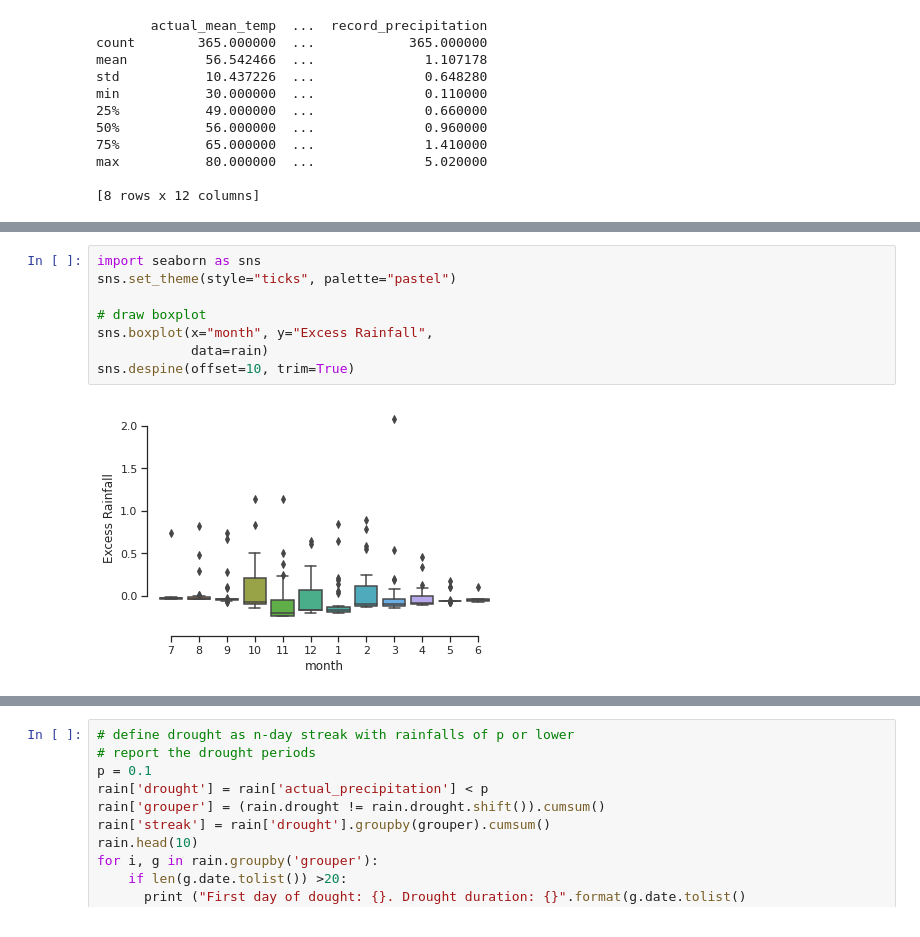
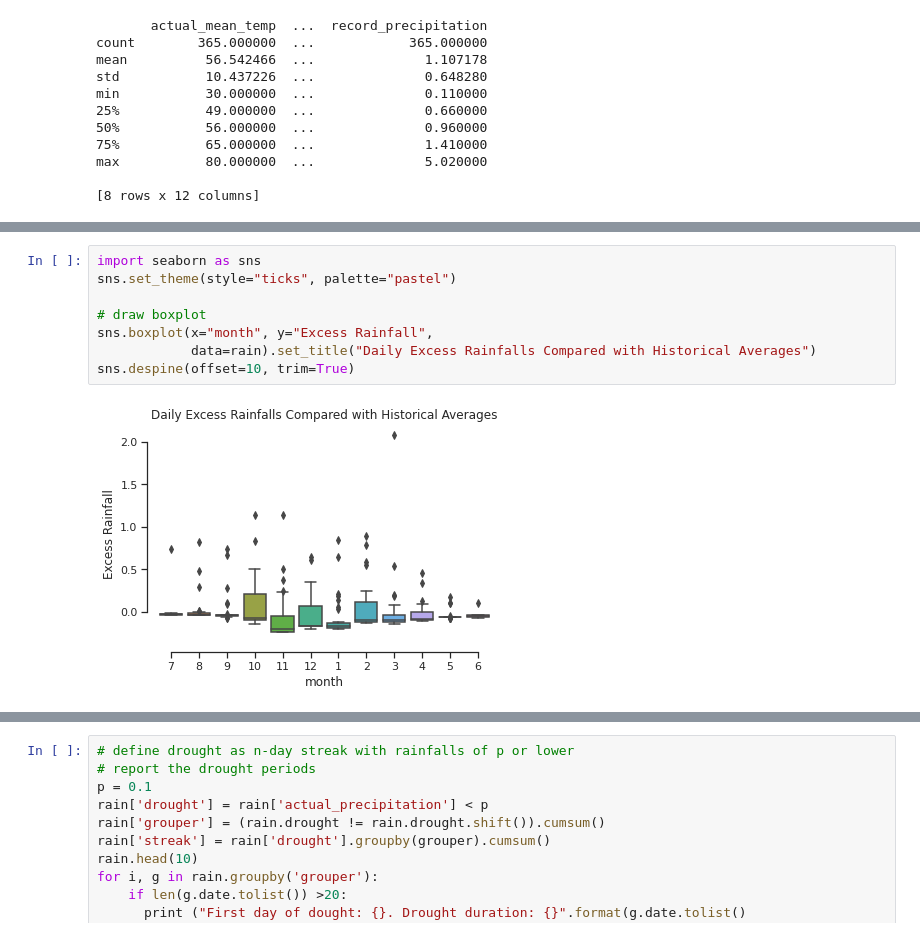
Before and after one commit to nhanle83/Seattle-Rainfalls, a Jupyter notebook: Excess_Rainfall_in_Seattle_2014_2015.ipynb, the cells around one changed output, grey strips where cells are left out. Drawn from its saved outputs; the diff is of its cells as text.

```diff
--- a/Excess_Rainfall_in_Seattle_2014_2015.ipynb
+++ b/Excess_Rainfall_in_Seattle_2014_2015.ipynb
@@ -67,13 +66,13 @@ sns.lineplot(y='Cumulative Excess Rainfall', x='date', data = rain)
 # %%
 import seaborn as sns
 sns.set_theme(style="ticks", palette="pastel")
 
 # draw boxplot
 sns.boxplot(x="month", y="Excess Rainfall",
-            data=rain)
+            data=rain).set_title("Daily Excess Rainfalls Compared with Historical Averages")
 sns.despine(offset=10, trim=True)
 # %% [output]
-[figure, old version]
+[figure, new version]
 # %%
 # Draw a rainfall barplot by month
 g = sns.catplot(
```
Also changed, not shown: parts of 6 cells of this notebook.
